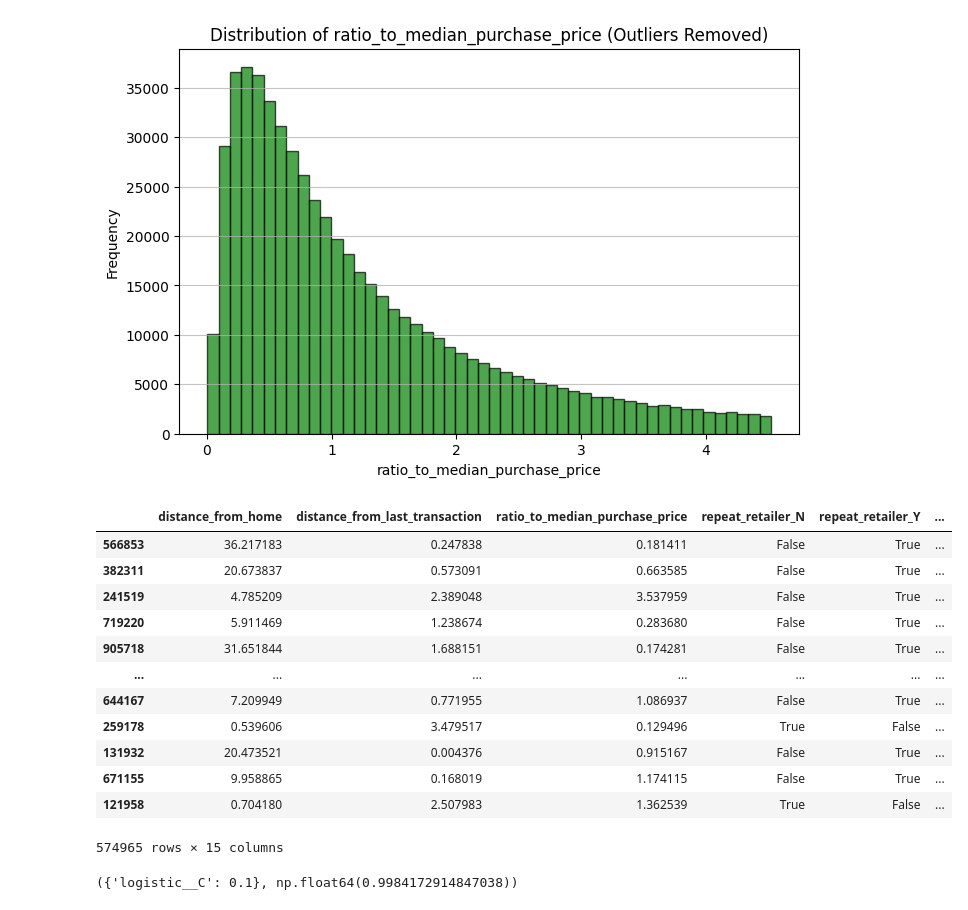
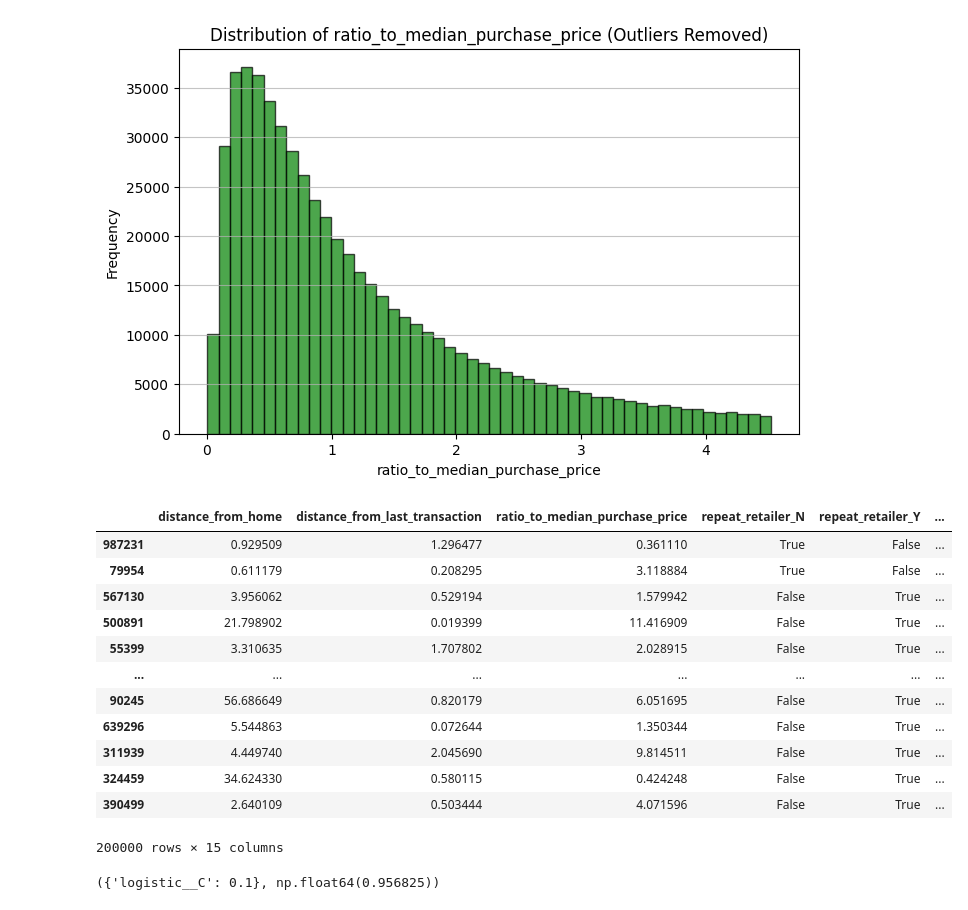
Before and after one commit to HemenDishri/IITM, a Jupyter notebook: Practice.ipynb, the cells around one changed output. Drawn from its saved outputs; the diff is of its cells as text; code cells hidden in the pictures.

```diff
--- a/Practice.ipynb
+++ b/Practice.ipynb
@@ -226,36 +98,39 @@ for column in numerical_columns:
 [figure]
 [figure]
 [figure]
-# %%
-import numpy as np
-
-# Create 4 nonlinear predictors as combinations of the existing features
-X_train_cleaned['distance_ratio'] = X_train_cleaned['distance_from_home'] / (X_train_cleaned['distance_from_last_transaction'] + 1e-5)
-X_train_cleaned['distance_product'] = X_train_cleaned['distance_from_home'] * X_train_cleaned['distance_from_last_transaction']
-X_train_cleaned['log_ratio_to_median'] = np.log1p(X_train_cleaned['ratio_to_median_purchase_price'])
-X_train_cleaned['sqrt_distance_from_home'] = np.sqrt(X_train_cleaned['distance_from_home'])
-
-X_train_cleaned
-# %% [output]
-|  | distance_from_home | distance_from_last_transaction | ratio_to_median_purchase_price | repeat_retailer_N | repeat_retailer_Y | ... |
-| 566853 | 36.217183 | 0.247838 | 0.181411 | False | True | ... |
-| 382311 | 20.673837 | 0.573091 | 0.663585 | False | True | ... |
-| 241519 | 4.785209 | 2.389048 | 3.537959 | False | True | ... |
-| 719220 | 5.911469 | 1.238674 | 0.283680 | False | True | ... |
-| 905718 | 31.651844 | 1.688151 | 0.174281 | False | True | ... |
-| ... | ... | ... | ... | ... | ... | ... |
-| 644167 | 7.209949 | 0.771955 | 1.086937 | False | True | ... |
-| 259178 | 0.539606 | 3.479517 | 0.129496 | True | False | ... |
-| 131932 | 20.473521 | 0.004376 | 0.915167 | False | True | ... |
-| 671155 | 9.958865 | 0.168019 | 1.174115 | False | True | ... |
-| 121958 | 0.704180 | 2.507983 | 1.362539 | True | False | ... |
-574965 rows × 15 columns
 # %%
+# prompt: # Create 4 nonlinear predictors as combinations of the existing features from card_data
+
+# Create 4 nonlinear predictors as combinations of the existing features
+import numpy as np
+X_train['distance_ratio'] = X_train['distance_from_home'] / (X_train['distance_from_last_transaction'] + 1e-5)
+X_train['distance_product'] = X_train['distance_from_home'] * X_train['distance_from_last_transaction']
+X_train['log_ratio_to_median'] = np.log1p(X_train['ratio_to_median_purchase_price'])
+X_train['sqrt_distance_from_home'] = np.sqrt(X_train['distance_from_home'])
+
+X_train
+
 X_test = X_test.copy()
 X_test['distance_ratio'] = X_test['distance_from_home'] / (X_test['distance_from_last_transaction'] + 1e-5)
 X_test['distance_product'] = X_test['distance_from_home'] * X_test['distance_from_last_transaction']
 X_test['log_ratio_to_median'] = np.log1p(X_test['ratio_to_median_purchase_price'])
 X_test['sqrt_distance_from_home'] = np.sqrt(X_test['distance_from_home'])
+
+X_test
+# %% [output]
+|  | distance_from_home | distance_from_last_transaction | ratio_to_median_purchase_price | repeat_retailer_N | repeat_retailer_Y | ... |
+| 987231 | 0.929509 | 1.296477 | 0.361110 | True | False | ... |
+| 79954 | 0.611179 | 0.208295 | 3.118884 | True | False | ... |
+| 567130 | 3.956062 | 0.529194 | 1.579942 | False | True | ... |
+| 500891 | 21.798902 | 0.019399 | 11.416909 | False | True | ... |
+| 55399 | 3.310635 | 1.707802 | 2.028915 | False | True | ... |
+| ... | ... | ... | ... | ... | ... | ... |
+| 90245 | 56.686649 | 0.820179 | 6.051695 | False | True | ... |
+| 639296 | 5.544863 | 0.072644 | 1.350344 | False | True | ... |
+| 311939 | 4.449740 | 2.045690 | 9.814511 | False | True | ... |
+| 324459 | 34.624330 | 0.580115 | 0.424248 | False | True | ... |
+| 390499 | 2.640109 | 0.503444 | 4.071596 | False | True | ... |
+200000 rows × 15 columns
 # %%
 from sklearn.linear_model import LogisticRegression
 from sklearn.model_selection import GridSearchCV
@@ -270,12 +145,12 @@ pipeline = Pipeline([
 
 # Define the parameter grid for lambda (C is the inverse of regularization strength)
 param_grid = {
-    'logistic__C': [0.05, 0.1, 1, 10, 100]
+    'logistic__C': [ 0.1, 1, 10, 100]
 }
 
 # Perform GridSearchCV to find the best lambda with a reduced dataset to avoid long runtime
 # Reduce the size of the training data for faster computation
-X_train_sampled = X_train_cleaned.sample(frac=0.1, random_state=42)
+X_train_sampled = X_train.sample(frac=0.1, random_state=42)
 y_train_sampled = y_train.loc[X_train_sampled.index]  # Corrected to use y_train instead of y_train_cleaned
 
 # Perform GridSearchCV
@@ -288,4 +163,4 @@ best_score = grid_search.best_score_
 
 best_params, best_score
 # %% [output]
-({'logistic__C': 0.1}, np.float64(0.9984172914847038))
+({'logistic__C': 0.1}, np.float64(0.956825))
```
Also changed, not shown: parts of 28 cells of this notebook.
